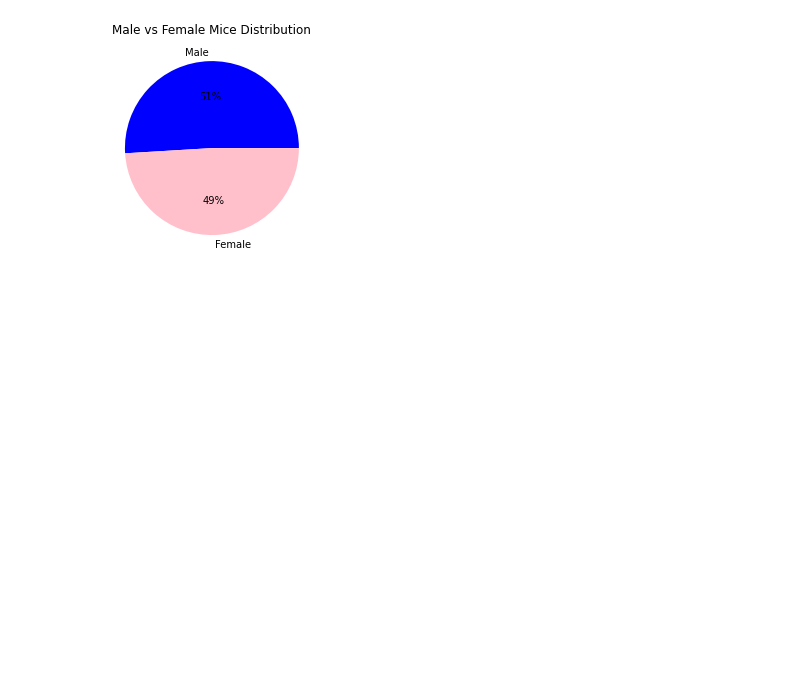
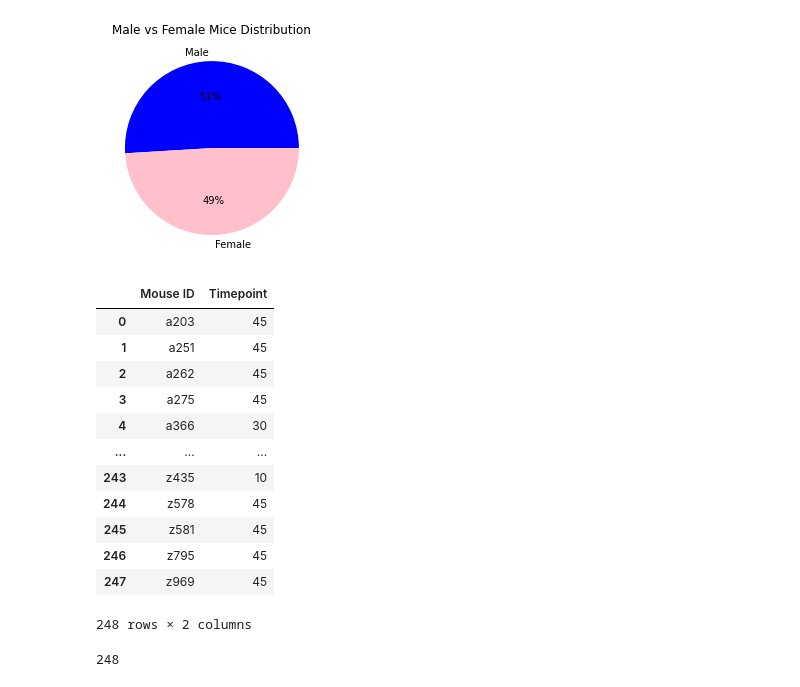
Before and after one commit to latoyawenzinger/Data-Visualization_Matplotlib, a Jupyter notebook: Mice_Treatment.ipynb, the cells around one changed output. Cells and saved outputs as stored; diff of their text form; code cells hidden in the pictures; blank space fills up the shorter version.

```diff
--- a/Mice_Treatment.ipynb
+++ b/Mice_Treatment.ipynb
@@ -180,3 +180,28 @@ plt.title("Male vs Female Mice Distribution")
 # %% [output]
 Text(0.5, 1.0, 'Male vs Female Mice Distribution')
 [figure]
+# %%
+#create a grouped DataFrame that shows the last (greatest) time point for each mouse
+last_point = clean_df.groupby("Mouse ID")["Timepoint"].max()
+greatest =pd.DataFrame(last_point)
+greatest_df = greatest.reset_index()
+greatest_df
+# %% [output]
+|  | Mouse ID | Timepoint |
+| 0 | a203 | 45 |
+| 1 | a251 | 45 |
+| 2 | a262 | 45 |
+| 3 | a275 | 45 |
+| 4 | a366 | 30 |
+| ... | ... | ... |
+| 243 | z435 | 10 |
+| 244 | z578 | 45 |
+| 245 | z581 | 45 |
+| 246 | z795 | 45 |
+| 247 | z969 | 45 |
+248 rows × 2 columns
+# %%
+#check to make sure all unique Mouse IDs are present (should be 248)
+greatest_df["Mouse ID"].nunique()
+# %% [output]
+248
```
Also changed, not shown: parts of 1 cell of this notebook.
